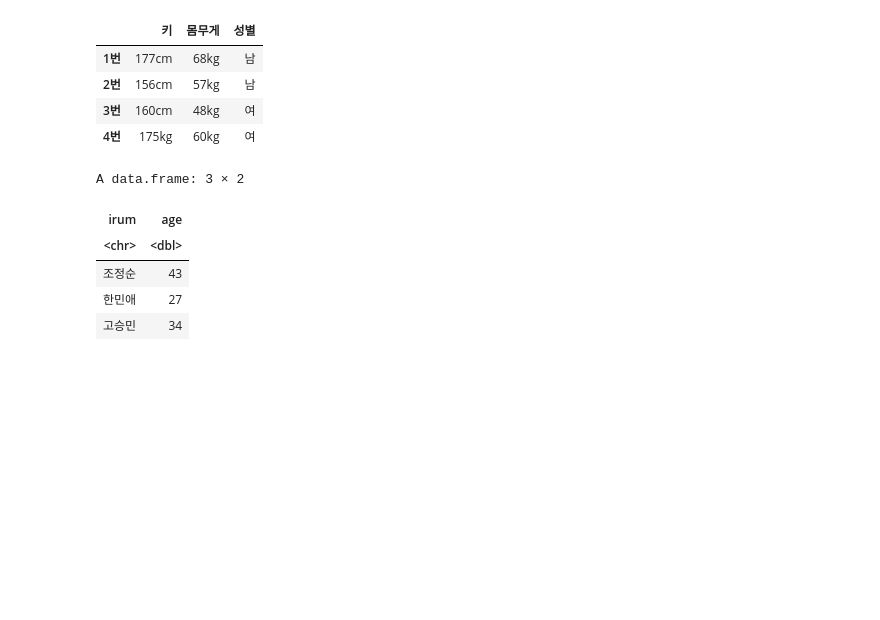
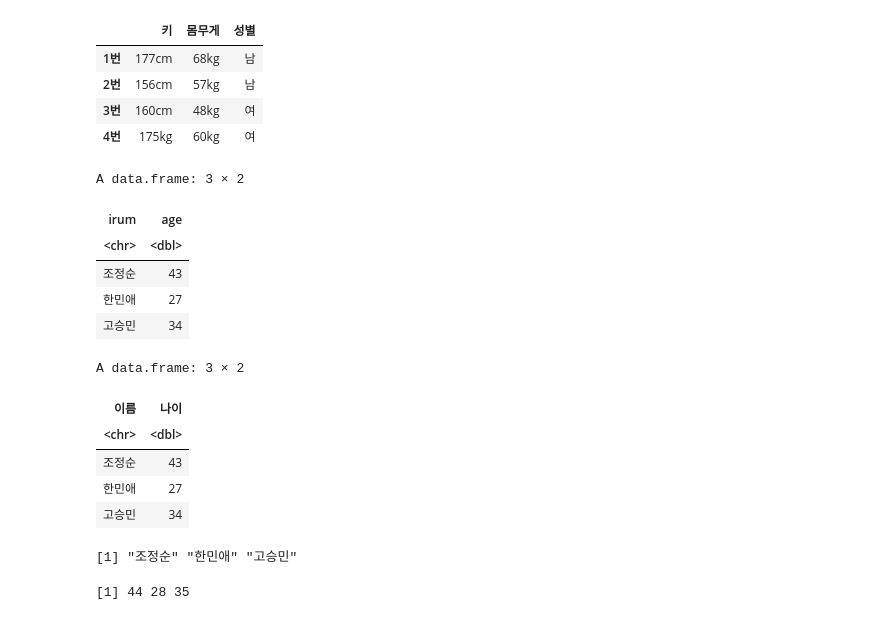
Before and after one commit to yoonyoung27/public_big_data_analysis, a Jupyter notebook: R.ipynb, the cells around one changed output. Drawn from its saved outputs; the diff is of its cells as text; code cells hidden in the pictures; blank space fills up the shorter version.

```diff
--- a/R.ipynb
+++ b/R.ipynb
@@ -511,3 +511,23 @@ A data.frame: 3 × 2
 | 조정순 | 43 |
 | 한민애 | 27 |
 | 고승민 | 34 |
+# %%
+irum <- c('조정순','한민애','고승민')
+age <- c(43,27,34)
+df2 <- data.frame(이름=irum,나이=age)
+df2
+# %% [output]
+A data.frame: 3 × 2
+| 이름 | 나이 |
+| <chr> | <dbl> |
+| 조정순 | 43 |
+| 한민애 | 27 |
+| 고승민 | 34 |
+# %%
+df2$이름
+# %% [output]
+[1] "조정순" "한민애" "고승민"
+# %%
+df2$나이 + 1
+# %% [output]
+[1] 44 28 35
```
Also changed, not shown: parts of 2 cells of this notebook.
